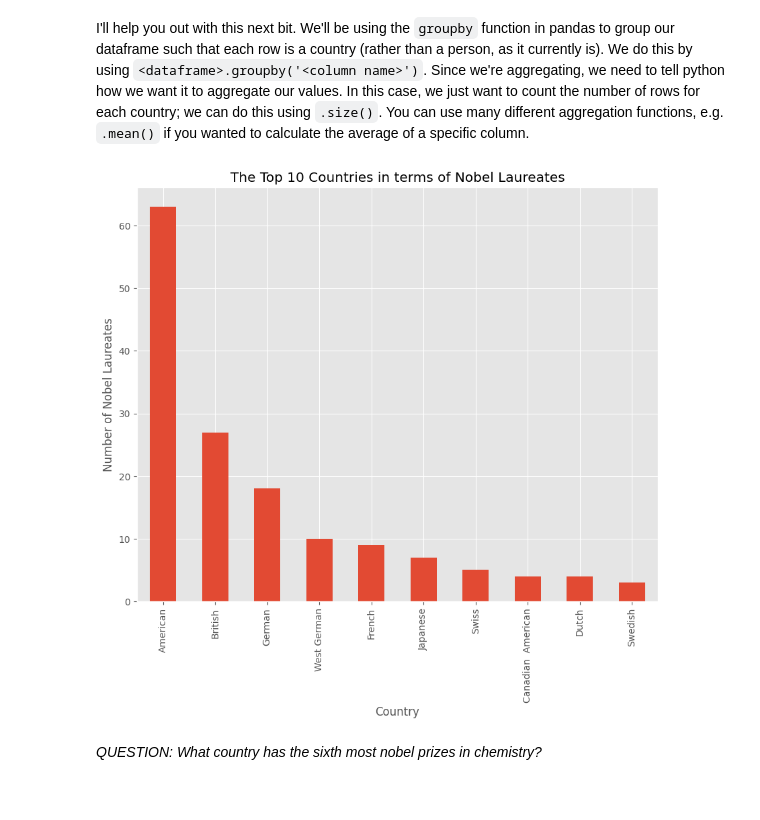
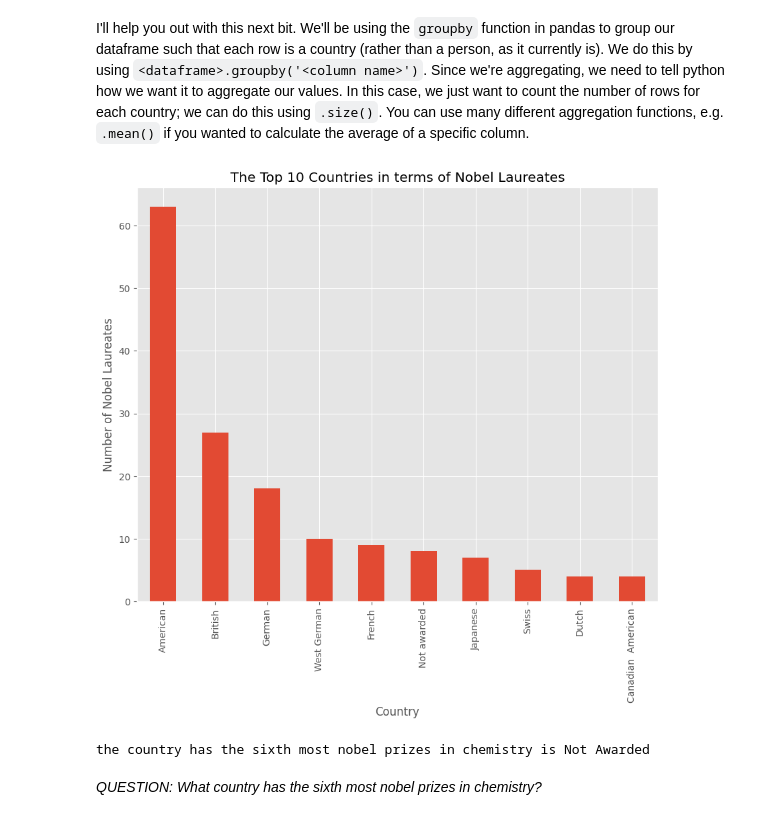
Before and after one commit to Trisken221/QM2, a Jupyter notebook: notebooks/W02. Pandas.ipynb, the cells around one changed output. Saved outputs shown, nothing was run; the diff lists cells and outputs as text; code cells hidden in the pictures.

```diff
--- a/notebooks/W02. Pandas.ipynb
+++ b/notebooks/W02. Pandas.ipynb
@@ -495,17 +495,20 @@ I'll help you out with this next bit. We'll be using the `groupby` function in p
 # %%
 # create a new dataframe called 'country' in which each row is a country, and the values represent the number of nobel laureates.
 country=chem.groupby('Nationality[B]').size()
-country=country[country.index !='Not awarded']
 # now sort it in descending order
 country=country.sort_values(ascending=False)
 country
 # finally, plot the top 10 countries
 country[:10].plot(kind='bar')
 plt.title('The Top 10 Countries in terms of Nobel Laureates')
 plt.xlabel('Country')
 plt.ylabel('Number of Nobel Laureates')
 plt.show()
 # %% [output]
-[figure, old version]
+[figure, new version]
+# %%
+print (f'the country has the sixth most nobel prizes in chemistry is Not Awarded')
+# %% [output]
+the country has the sixth most nobel prizes in chemistry is Not Awarded
 # %% [markdown]
 *QUESTION: What country has the sixth most nobel prizes in chemistry?*
```
Also changed, not shown: parts of 5 cells of this notebook.
